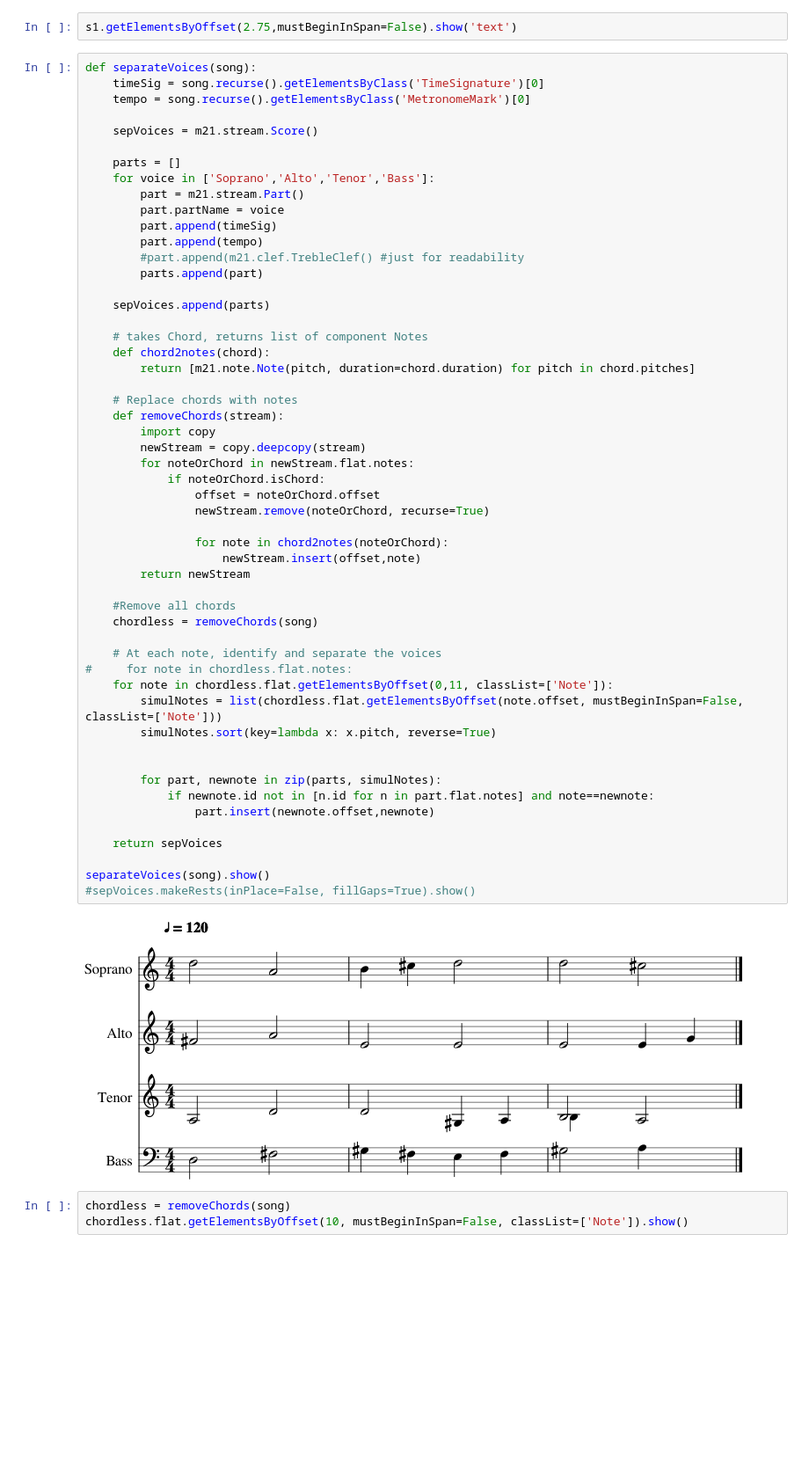
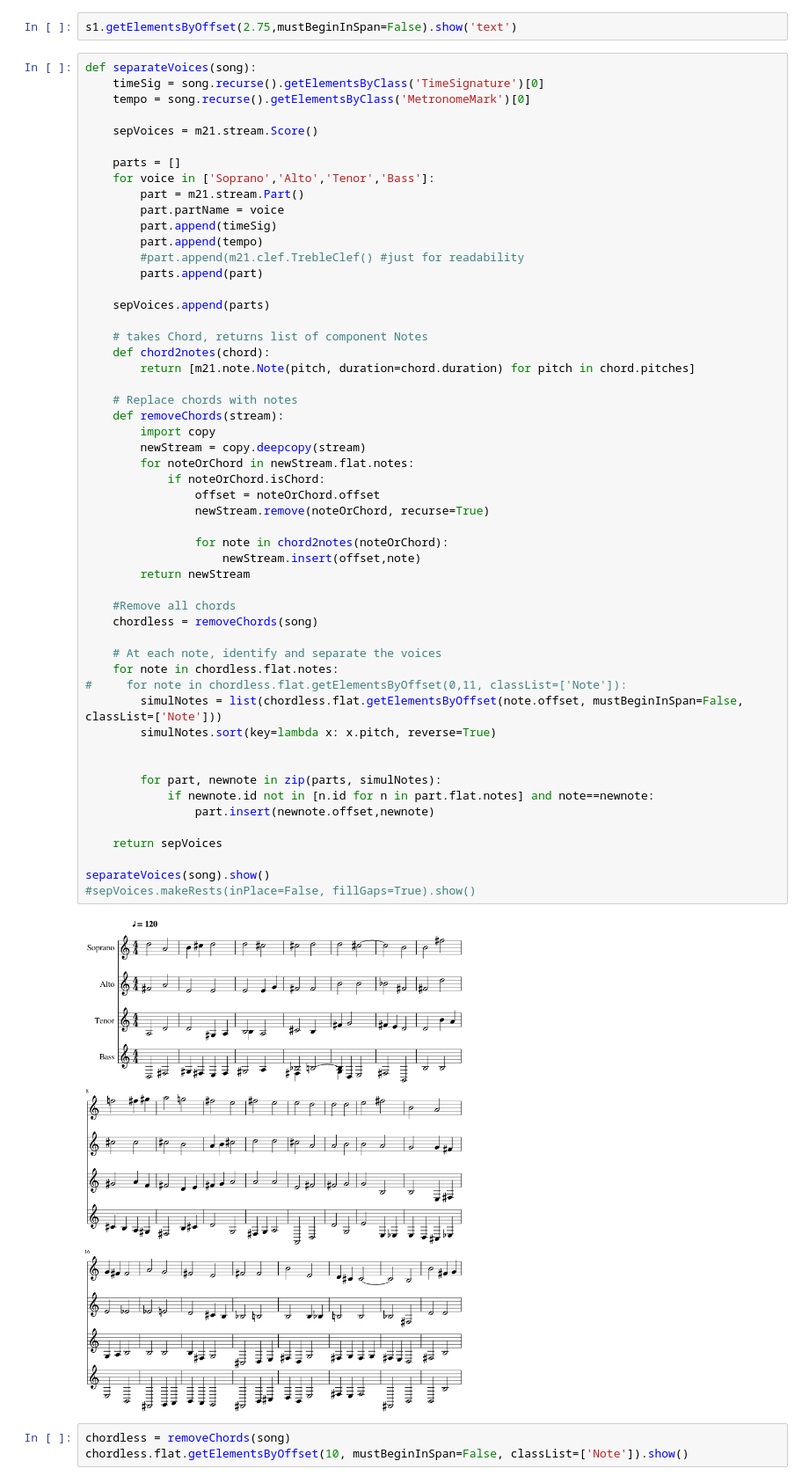
Before and after one commit to ibrahim85/deepharmony, a Jupyter notebook: music21-tests-voice-separation.ipynb, the cells around one changed output. Shown at 88% size. Drawn from its saved outputs; the diff is of its cells as text; blank space fills up the shorter version.

```diff
--- a/music21-tests-voice-separation.ipynb
+++ b/music21-tests-voice-separation.ipynb
@@ -273,36 +273,36 @@ def separateVoices(song):
     # Replace chords with notes
     def removeChords(stream):
         import copy
         newStream = copy.deepcopy(stream)
         for noteOrChord in newStream.flat.notes:
             if noteOrChord.isChord:
                 offset = noteOrChord.offset
                 newStream.remove(noteOrChord, recurse=True)
 
                 for note in chord2notes(noteOrChord):
                     newStream.insert(offset,note)
         return newStream
 
     #Remove all chords
     chordless = removeChords(song)
 
     # At each note, identify and separate the voices
-#     for note in chordless.flat.notes:
-    for note in chordless.flat.getElementsByOffset(0,11, classList=['Note']):
+    for note in chordless.flat.notes:
+#     for note in chordless.flat.getElementsByOffset(0,11, classList=['Note']):
         simulNotes = list(chordless.flat.getElementsByOffset(note.offset, mustBeginInSpan=False, classList=['Note']))
         simulNotes.sort(key=lambda x: x.pitch, reverse=True)
 
 
         for part, newnote in zip(parts, simulNotes):
             if newnote.id not in [n.id for n in part.flat.notes] and note==newnote:
                 part.insert(newnote.offset,newnote)
 
     return sepVoices
 
 separateVoices(song).show()
 #sepVoices.makeRests(inPlace=False, fillGaps=True).show()
 # %% [output]
-[figure, old version]
+[figure, new version]
 # %%
 chordless = removeChords(song)
 chordless.flat.getElementsByOffset(10, mustBeginInSpan=False, classList=['Note']).show()
```
Also changed, not shown: parts of 6 cells of this notebook.
